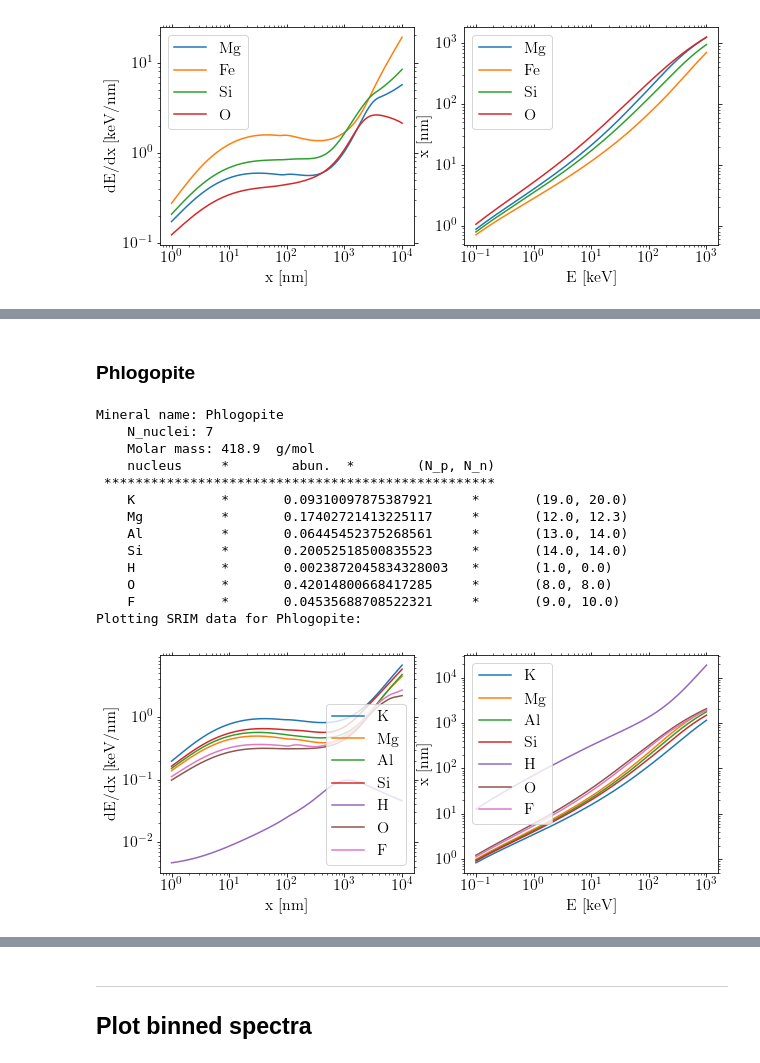
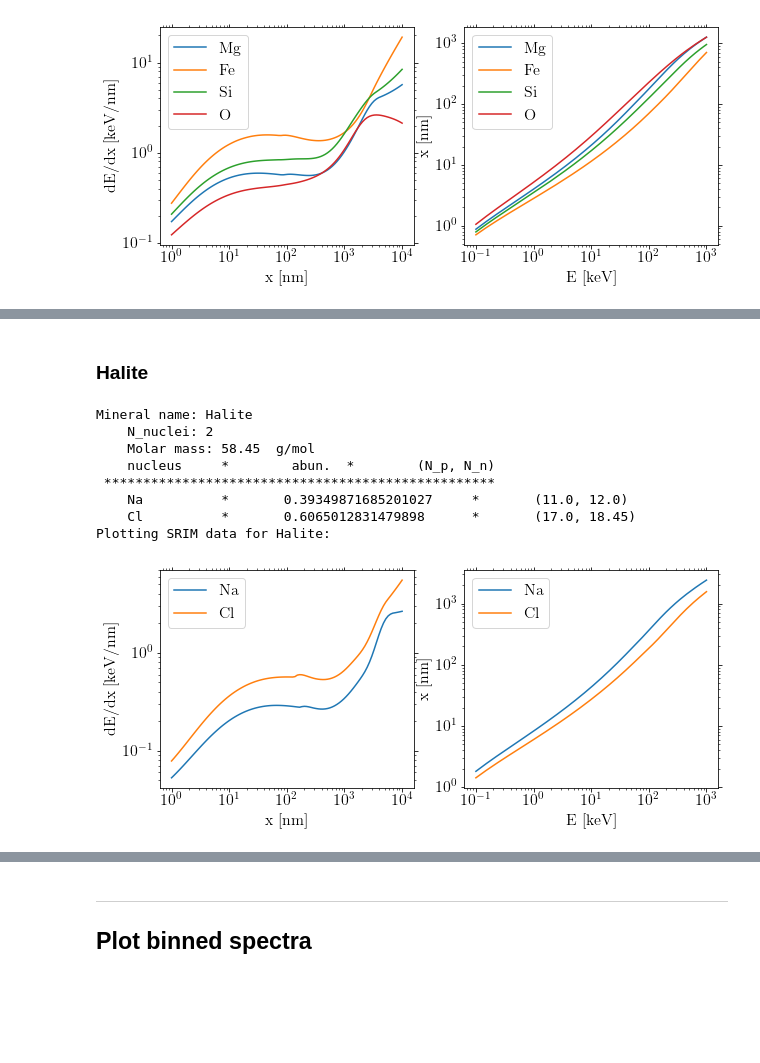
Before and after one commit to tedwards2412/paleo_detectors, a Jupyter notebook: Notebooks/PlotSpectra.ipynb, the cells around one changed output, grey strips where cells are left out. Drawn from its saved outputs; the diff is of its cells as text; code cells hidden in the pictures; blank space fills up the shorter version.

```diff
--- a/Notebooks/PlotSpectra.ipynb
+++ b/Notebooks/PlotSpectra.ipynb
@@ -162,22 +106,17 @@ plotSpectrum(Oliv)
 # %% [markdown]
-### Phlogopite
+### Halite
-# %%
-Phlo = Mineral("Phlogopite")
-Phlo.showProperties()
-Phlo.showSRIM()
-# %% [output]
-Mineral name: Phlogopite
-    N_nuclei: 7
-    Molar mass: 418.9  g/mol
-    nucleus     *        abun.  *        (N_p, N_n)
- **************************************************
-    K           *       0.09310097875387921     *       (19.0, 20.0)
-    Mg          *       0.17402721413225117     *       (12.0, 12.3)
-    Al          *       0.06445452375268561     *       (13.0, 14.0)
-    Si          *       0.20052518500835523     *       (14.0, 14.0)
-    H           *       0.0023872045834328003   *       (1.0, 0.0)
-    O           *       0.42014800668417285     *       (8.0, 8.0)
-    F           *       0.04535688708522321     *       (9.0, 10.0)
-Plotting SRIM data for Phlogopite:
-[figure, removed]
+# %%
+Hal = Mineral("Halite")
+Hal.showProperties()
+Hal.showSRIM()
+# %% [output]
+Mineral name: Halite
+    N_nuclei: 2
+    Molar mass: 58.45  g/mol
+    nucleus     *        abun.  *        (N_p, N_n)
+ **************************************************
+    Na          *       0.39349871685201027     *       (11.0, 12.0)
+    Cl          *       0.6065012831479898      *       (17.0, 18.45)
+Plotting SRIM data for Halite:
+[figure, added]
 # %%
```
Also changed, not shown: parts of 18 cells of this notebook, 32 other files.
